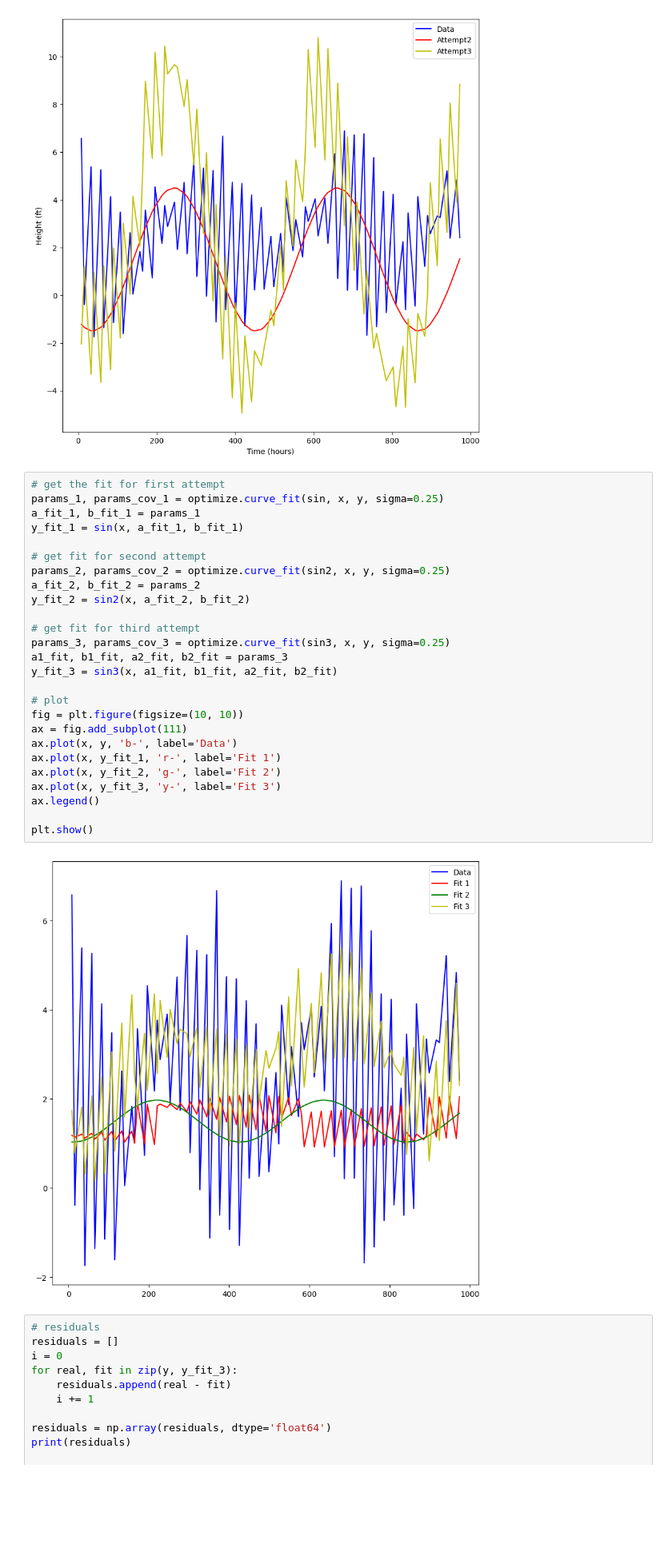
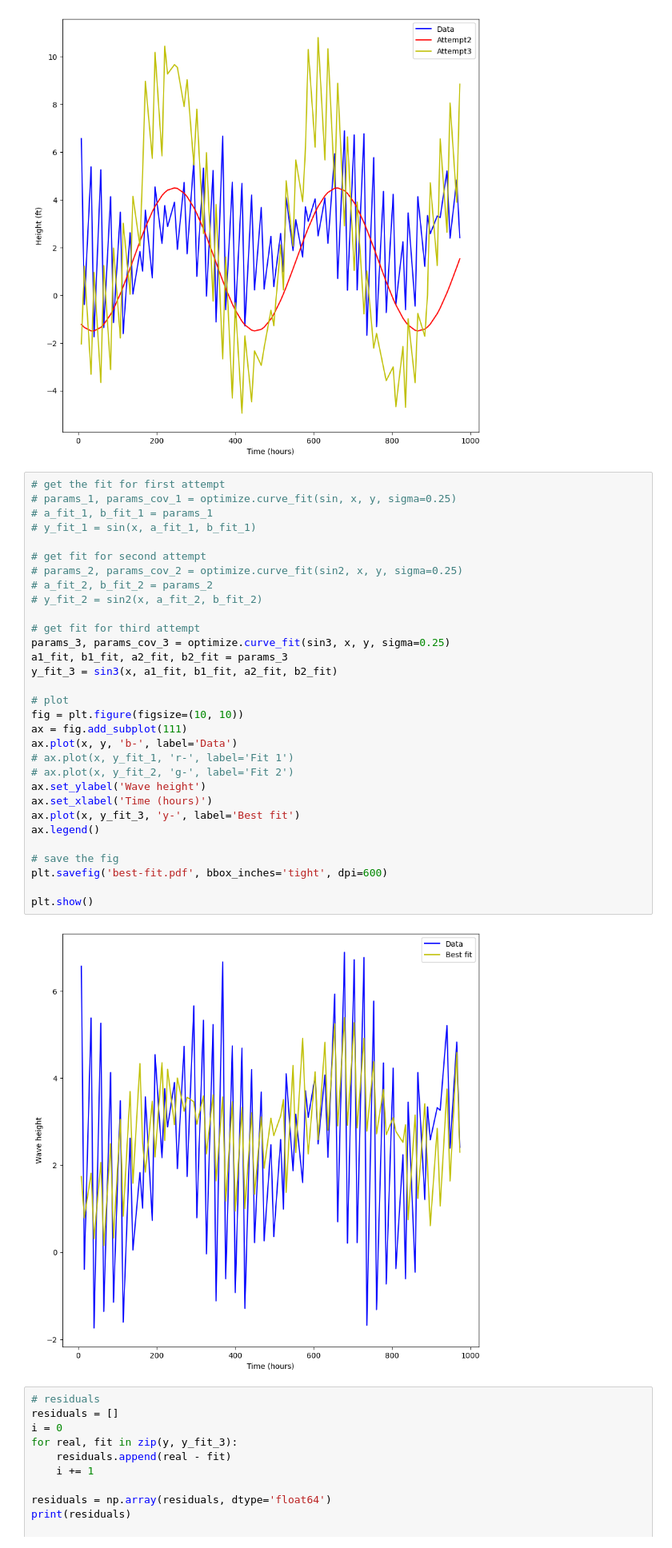
Before and after one commit to Alexis-Valdes/ASTR-Group-Project, a Jupyter notebook: data-plotting.ipynb, the cells around one changed output. Shown: that part at 80% size. Cells and saved outputs as stored; diff of their text form; blank space fills up the shorter version.

Commit message:
labels for graphs

```diff
--- a/data-plotting.ipynb
+++ b/data-plotting.ipynb
@@ -98,32 +98,37 @@ plt.show()
 [figure]
 # %%
 # get the fit for first attempt
-params_1, params_cov_1 = optimize.curve_fit(sin, x, y, sigma=0.25)
-a_fit_1, b_fit_1 = params_1
-y_fit_1 = sin(x, a_fit_1, b_fit_1)
+# params_1, params_cov_1 = optimize.curve_fit(sin, x, y, sigma=0.25)
+# a_fit_1, b_fit_1 = params_1
+# y_fit_1 = sin(x, a_fit_1, b_fit_1)
 
 # get fit for second attempt
-params_2, params_cov_2 = optimize.curve_fit(sin2, x, y, sigma=0.25)
-a_fit_2, b_fit_2 = params_2
-y_fit_2 = sin2(x, a_fit_2, b_fit_2)
+# params_2, params_cov_2 = optimize.curve_fit(sin2, x, y, sigma=0.25)
+# a_fit_2, b_fit_2 = params_2
+# y_fit_2 = sin2(x, a_fit_2, b_fit_2)
 
 # get fit for third attempt
 params_3, params_cov_3 = optimize.curve_fit(sin3, x, y, sigma=0.25)
 a1_fit, b1_fit, a2_fit, b2_fit = params_3
 y_fit_3 = sin3(x, a1_fit, b1_fit, a2_fit, b2_fit)
 
 # plot
 fig = plt.figure(figsize=(10, 10))
 ax = fig.add_subplot(111)
 ax.plot(x, y, 'b-', label='Data')
-ax.plot(x, y_fit_1, 'r-', label='Fit 1')
-ax.plot(x, y_fit_2, 'g-', label='Fit 2')
-ax.plot(x, y_fit_3, 'y-', label='Fit 3')
+# ax.plot(x, y_fit_1, 'r-', label='Fit 1')
+# ax.plot(x, y_fit_2, 'g-', label='Fit 2')
+ax.set_ylabel('Wave height')
+ax.set_xlabel('Time (hours)')
+ax.plot(x, y_fit_3, 'y-', label='Best fit')
 ax.legend()
 
+# save the fig
+plt.savefig('best-fit.pdf', bbox_inches='tight', dpi=600)
+
 plt.show()
 # %% [output]
-[figure, old version]
+[figure, new version]
 # %%
 # residuals
 residuals = []
```
Also changed, not shown: parts of 1 cell of this notebook, 2 other files.
